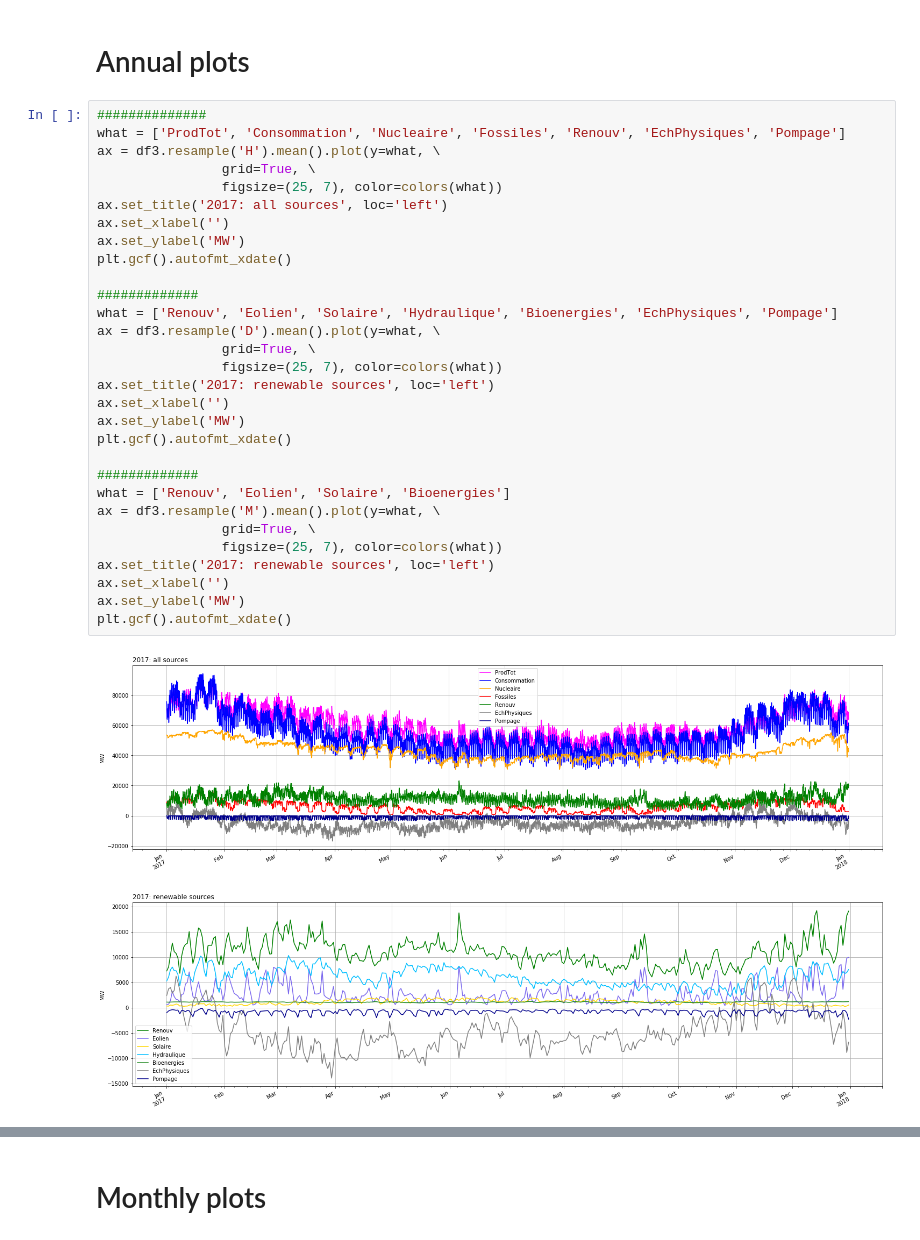
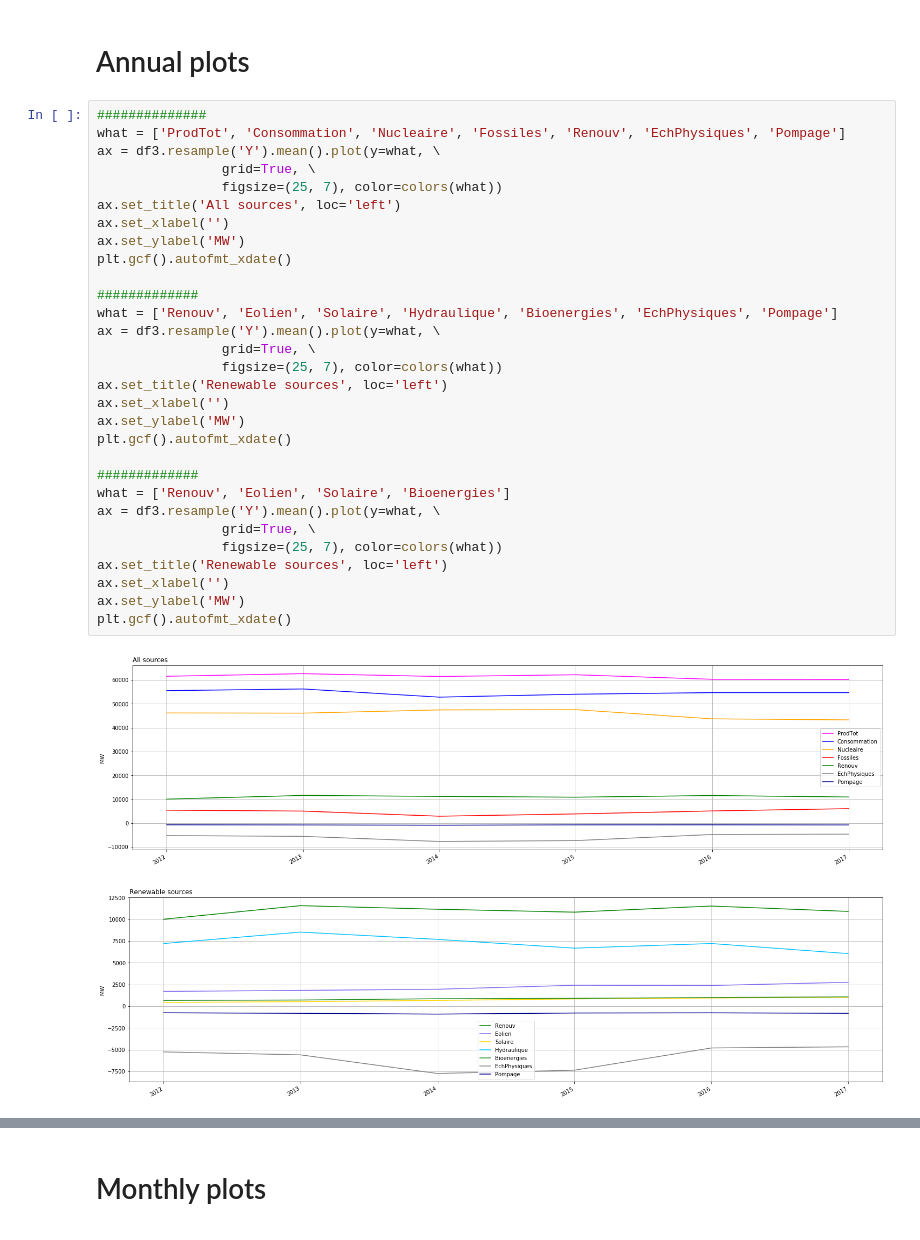
Before and after one commit to ebusato/EnergyAnalysis, a Jupyter notebook: EnergyAnalysis_RTE.ipynb, the cells around one changed output, grey strips where cells are left out. Drawn from its saved outputs; the diff is of its cells as text.

```diff
--- a/EnergyAnalysis_RTE.ipynb
+++ b/EnergyAnalysis_RTE.ipynb
@@ -107,33 +195,33 @@ Total bioenergies = 9.4386275 TWh
 # %%
 ##############
 what = ['ProdTot', 'Consommation', 'Nucleaire', 'Fossiles', 'Renouv', 'EchPhysiques', 'Pompage']
-ax = df3.resample('H').mean().plot(y=what, \
+ax = df3.resample('Y').mean().plot(y=what, \
                 grid=True, \
                 figsize=(25, 7), color=colors(what))
-ax.set_title('2017: all sources', loc='left')
+ax.set_title('All sources', loc='left')
 ax.set_xlabel('')
 ax.set_ylabel('MW')
 plt.gcf().autofmt_xdate()
 
 #############
 what = ['Renouv', 'Eolien', 'Solaire', 'Hydraulique', 'Bioenergies', 'EchPhysiques', 'Pompage']
-ax = df3.resample('D').mean().plot(y=what, \
+ax = df3.resample('Y').mean().plot(y=what, \
                 grid=True, \
                 figsize=(25, 7), color=colors(what))
-ax.set_title('2017: renewable sources', loc='left')
+ax.set_title('Renewable sources', loc='left')
 ax.set_xlabel('')
 ax.set_ylabel('MW')
 plt.gcf().autofmt_xdate()
 
 #############
 what = ['Renouv', 'Eolien', 'Solaire', 'Bioenergies']
-ax = df3.resample('M').mean().plot(y=what, \
+ax = df3.resample('Y').mean().plot(y=what, \
                 grid=True, \
                 figsize=(25, 7), color=colors(what))
-ax.set_title('2017: renewable sources', loc='left')
+ax.set_title('Renewable sources', loc='left')
 ax.set_xlabel('')
 ax.set_ylabel('MW')
 plt.gcf().autofmt_xdate()
 # %% [output]
-[figure, old version]
+[figure, new version]
-[figure, old version]
+[figure, new version]
```
Also changed, not shown: parts of 7 cells of this notebook, 26 other files.
